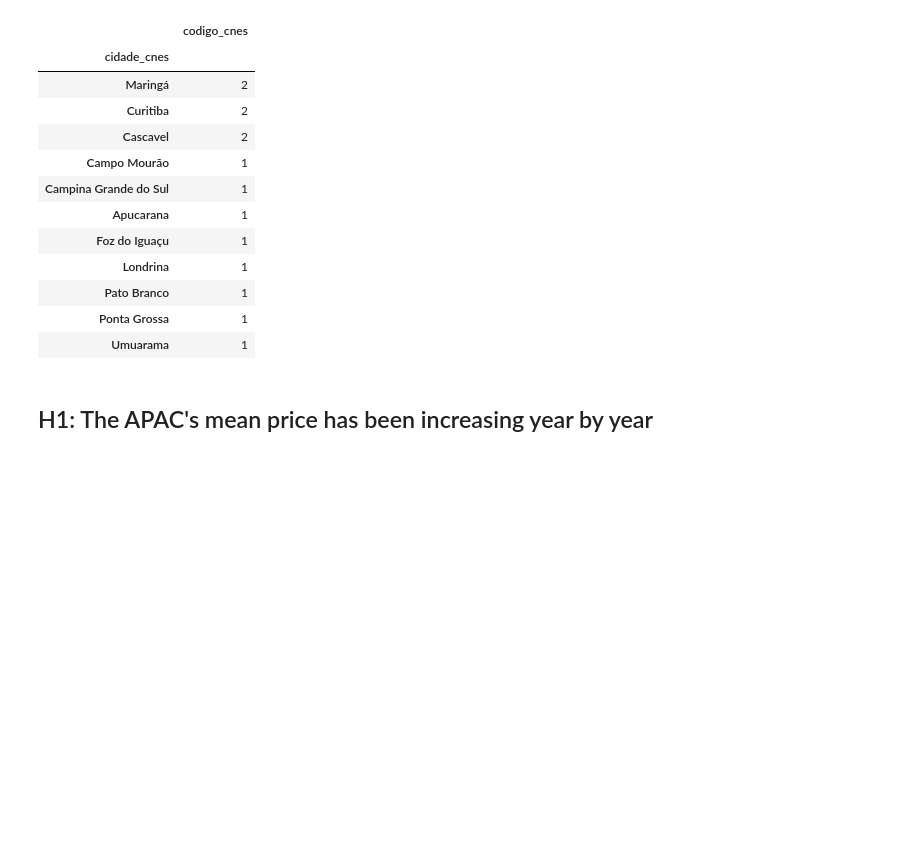
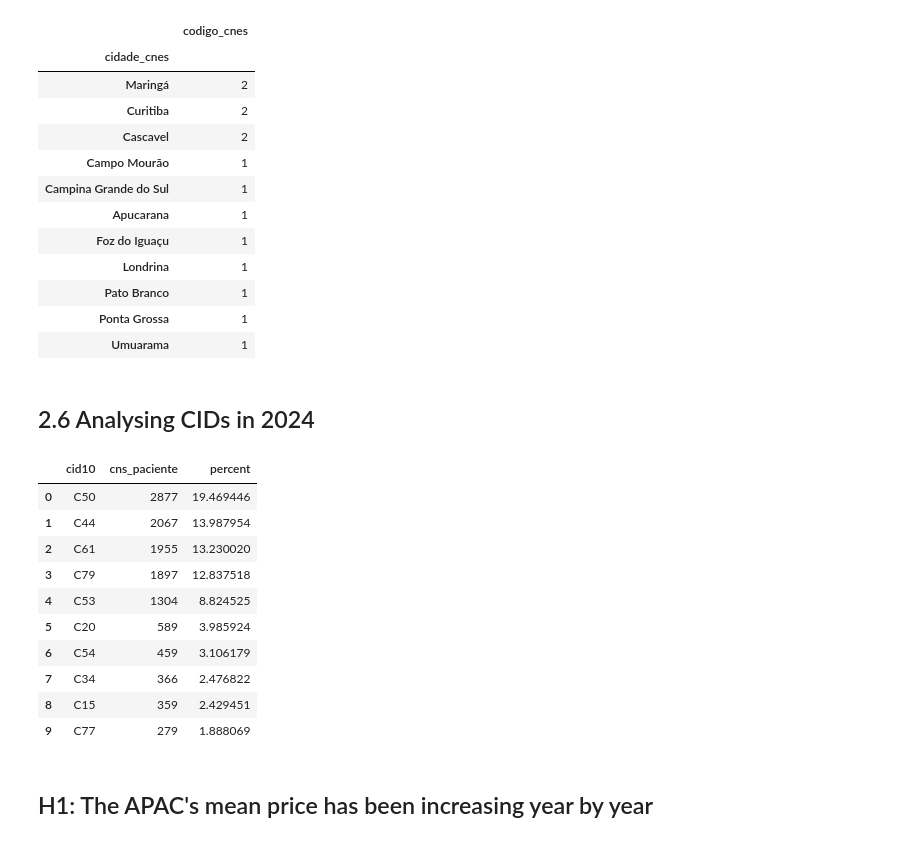
Before and after one commit to gustavo-moretto/rt_datasus, a Jupyter notebook: states/pr/dados_rt_pr.ipynb, the cells around one changed output. Cells and saved outputs as stored; diff of their text form; code cells hidden in the pictures; blank space fills up the shorter version.

```diff
--- a/states/pr/dados_rt_pr.ipynb
+++ b/states/pr/dados_rt_pr.ipynb
@@ -970,6 +1003,25 @@ aux[['cidade_cnes', 'codigo_cnes']].groupby(['cidade_cnes']).nunique().reset_ind
 | Pato Branco | 1 |
 | Ponta Grossa | 1 |
 | Umuarama | 1 |
+# %% [markdown]
+## 2.6 Analysing CIDs in 2024
+# %%
+aux = dados_pr_rt9[dados_pr_rt9['ano'] == 2024][['cid10', 'cns_paciente']].groupby('cid10').count().sort_values('cns_paciente', ascending=False).reset_index()
+aux['percent'] = 100 * aux['cns_paciente'] / aux['cns_paciente'].sum()
+# %%
+aux.head(10)
+# %% [output]
+|  | cid10 | cns_paciente | percent |
+| 0 | C50 | 2877 | 19.469446 |
+| 1 | C44 | 2067 | 13.987954 |
+| 2 | C61 | 1955 | 13.230020 |
+| 3 | C79 | 1897 | 12.837518 |
+| 4 | C53 | 1304 | 8.824525 |
+| 5 | C20 | 589 | 3.985924 |
+| 6 | C54 | 459 | 3.106179 |
+| 7 | C34 | 366 | 2.476822 |
+| 8 | C15 | 359 | 2.429451 |
+| 9 | C77 | 279 | 1.888069 |
 # %% [markdown]
 ## H1: The APAC's mean price has been increasing year by year
 # %%
```
Also changed, not shown: parts of 25 cells of this notebook, 9 other files.
